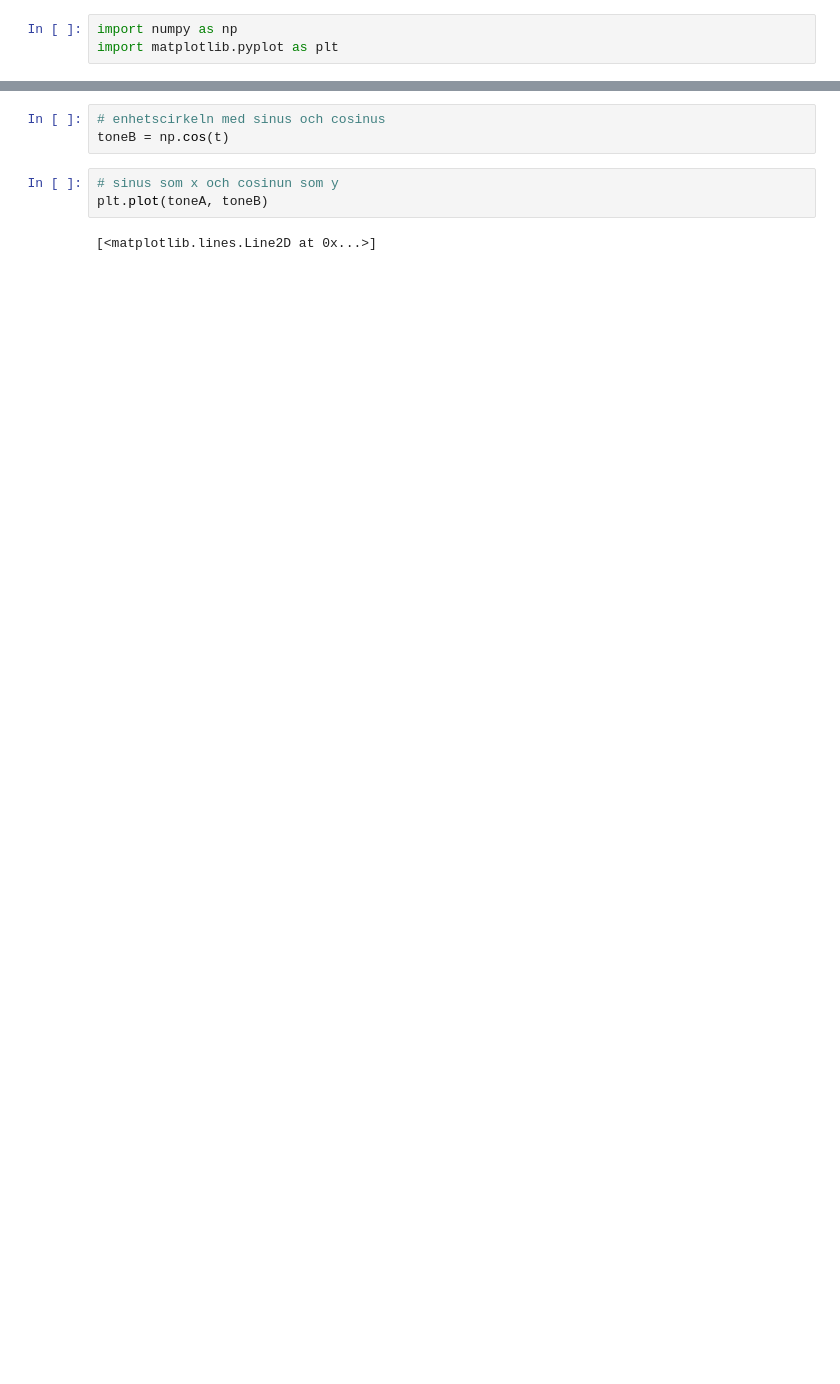
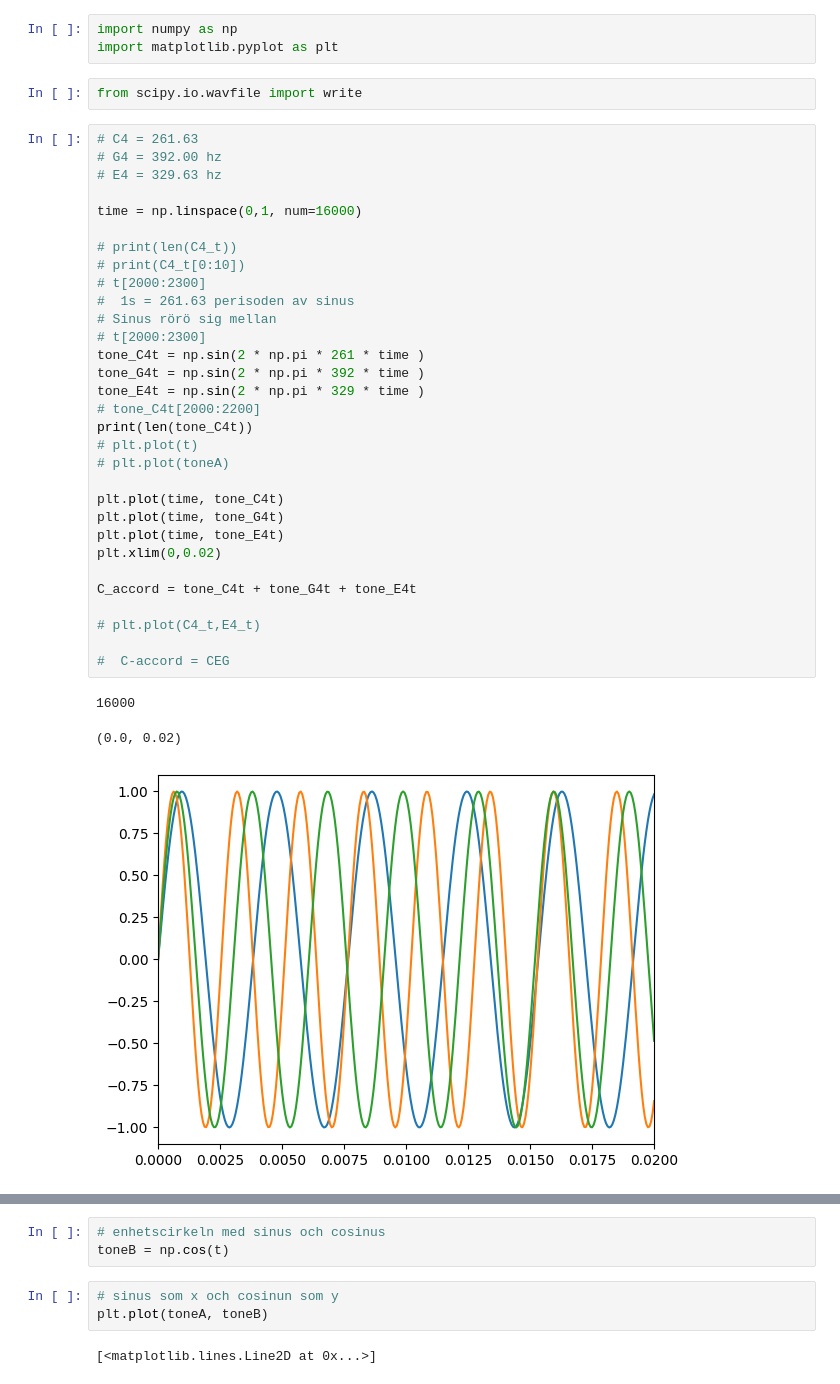
Before and after one commit to Ammar-Man/Python, a Jupyter notebook: Data processing/Python lessons/p_3_l_7.ipynb, the cells around one changed output, grey strips where cells are left out. Drawn from its saved outputs; the diff is of its cells as text; blank space fills up the shorter version.

```diff
--- a/Data processing/Python lessons/p_3_l_7.ipynb
+++ b/Data processing/Python lessons/p_3_l_7.ipynb
@@ -1,3 +1,40 @@
 # %%
 import numpy as np
 import matplotlib.pyplot as plt
+# %%
+from scipy.io.wavfile import write
+# %%
+# C4 = 261.63
+# G4 = 392.00 hz
+# E4 = 329.63 hz
+
+time = np.linspace(0,1, num=16000)
+
+# print(len(C4_t))
+# print(C4_t[0:10])
+# t[2000:2300]
+#  1s = 261.63 perisoden av sinus
+# Sinus rörö sig mellan
+# t[2000:2300]
+tone_C4t = np.sin(2 * np.pi * 261 * time )
+tone_G4t = np.sin(2 * np.pi * 392 * time )
+tone_E4t = np.sin(2 * np.pi * 329 * time )
+# tone_C4t[2000:2200]
+print(len(tone_C4t))
+# plt.plot(t)
+# plt.plot(toneA)
+
+plt.plot(time, tone_C4t)
+plt.plot(time, tone_G4t)
+plt.plot(time, tone_E4t)
+plt.xlim(0,0.02)
+
+C_accord = tone_C4t + tone_G4t + tone_E4t
+
+# plt.plot(C4_t,E4_t)
+
+#  C-accord = CEG
+# %% [output]
+16000
+(0.0, 0.02)
+[figure, added]
```
Also changed, not shown: parts of 15 cells of this notebook, 10 other files.
